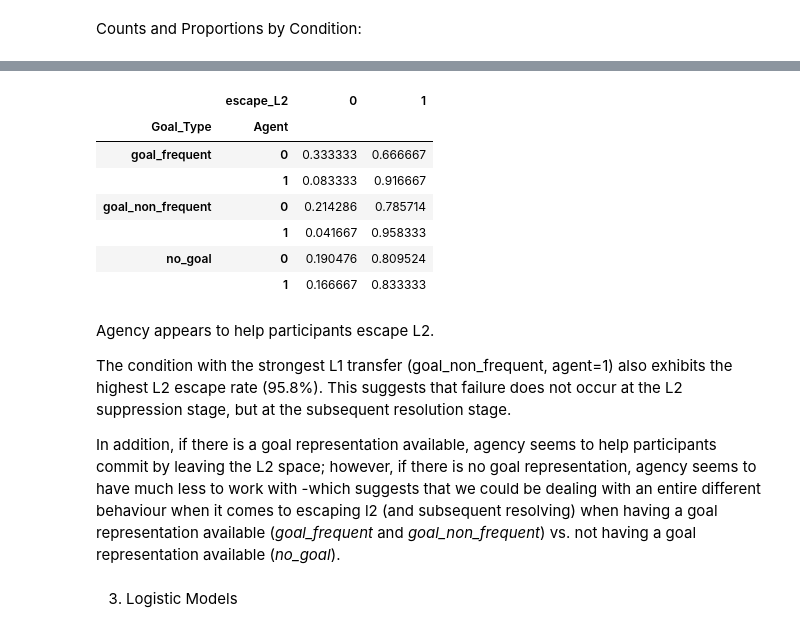
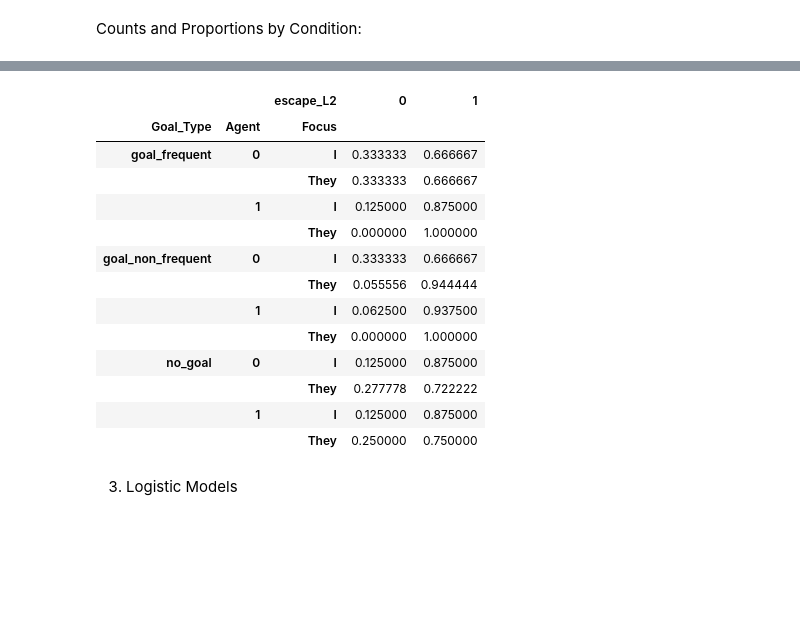
Before and after one commit to RoSoMu/counterfactual-desiderative-processing, a Jupyter notebook: notebooks/modeling/08_escape_L2.ipynb, the cells around one changed output, grey strips where cells are left out. Cells and saved outputs as stored; diff of their text form; code cells hidden in the pictures; blank space fills up the shorter version.

```diff
--- a/notebooks/modeling/08_escape_L2.ipynb
+++ b/notebooks/modeling/08_escape_L2.ipynb
@@ -78,25 +100,25 @@ counts_condition
 # %%
 props_condition = pd.crosstab(
-    [subgroup_theoretical["Goal_Type"], subgroup_theoretical["Agent"]],
+    [subgroup_theoretical["Goal_Type"], subgroup_theoretical["Agent"], subgroup_theoretical["Focus"]],
     subgroup_theoretical["escape_L2"],
     normalize= "index")
 
 props_condition
 # %% [output]
-|  | escape_L2 | 0 | 1 |
-| Goal_Type | Agent |  |  |
-| goal_frequent | 0 | 0.333333 | 0.666667 |
-|  | 1 | 0.083333 | 0.916667 |
-| goal_non_frequent | 0 | 0.214286 | 0.785714 |
-|  | 1 | 0.041667 | 0.958333 |
-| no_goal | 0 | 0.190476 | 0.809524 |
-|  | 1 | 0.166667 | 0.833333 |
+|  |  | escape_L2 | 0 | 1 |
+| Goal_Type | Agent | Focus |  |  |
+| goal_frequent | 0 | I | 0.333333 | 0.666667 |
+|  |  | They | 0.333333 | 0.666667 |
+|  | 1 | I | 0.125000 | 0.875000 |
+|  |  | They | 0.000000 | 1.000000 |
+| goal_non_frequent | 0 | I | 0.333333 | 0.666667 |
+|  |  | They | 0.055556 | 0.944444 |
+|  | 1 | I | 0.062500 | 0.937500 |
+|  |  | They | 0.000000 | 1.000000 |
+| no_goal | 0 | I | 0.125000 | 0.875000 |
+|  |  | They | 0.277778 | 0.722222 |
+|  | 1 | I | 0.125000 | 0.875000 |
+|  |  | They | 0.250000 | 0.750000 |
-# %% [markdown]
-Agency appears to help participants escape L2.
-
-The condition with the strongest L1 transfer (goal_non_frequent, agent=1) also exhibits the highest L2 escape rate (95.8%). This suggests that failure does not occur at the L2 suppression stage, but at the subsequent resolution stage.
-
-In addition, if there is a goal representation available, agency seems to help participants commit by leaving the L2 space; however, if there is no goal representation, agency seems to have much less to work with -which suggests that we could be dealing with an entire different behaviour when it comes to escaping l2 (and subsequent resolving) when having a goal representation available (*goal_frequent* and *goal_non_frequent*) vs. not having a goal representation available (*no_goal*).
 # %% [markdown]
 3. Logistic Models
 # %% [markdown]
```
Also changed, not shown: parts of 15 cells of this notebook, 3 other files.
